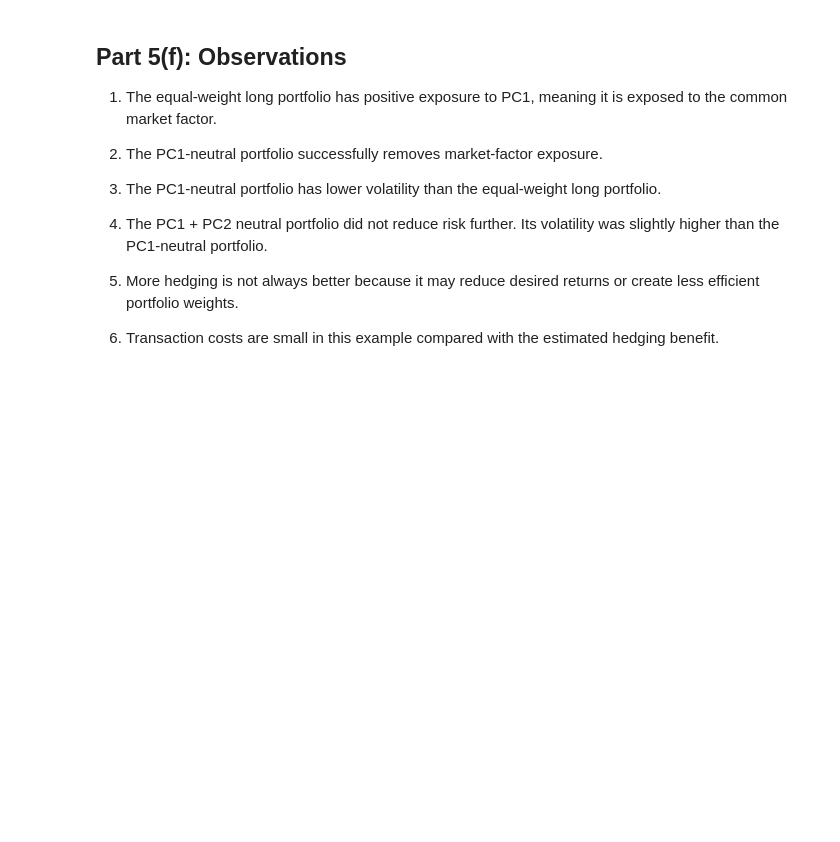
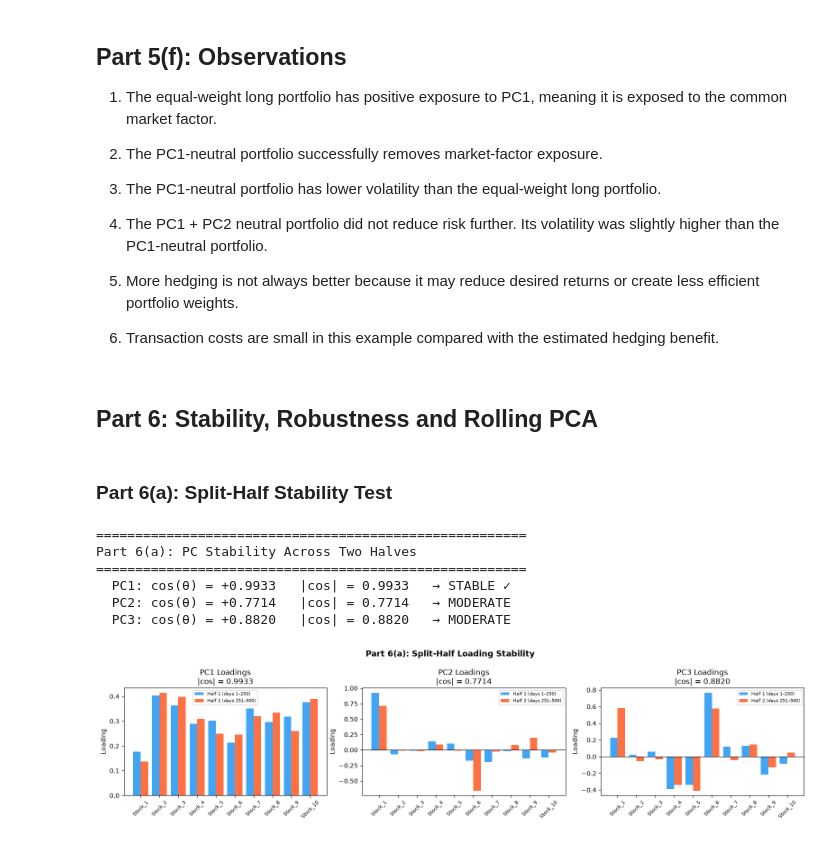
Before and after one commit to anushka-jha621/QMP26-CaseStudy, a Jupyter notebook: PS1/Team_12_PS1.ipynb, the cells around one changed output. Drawn from its saved outputs; the diff is of its cells as text; code cells hidden in the pictures; blank space fills up the shorter version.

Commit message:
add Part 6

```diff
--- a/PS1/Team_12_PS1.ipynb
+++ b/PS1/Team_12_PS1.ipynb
@@ -1242,3 +1242,65 @@ The break-even turnover was extremely high, meaning transaction costs would need
 5. More hedging is not always better because it may reduce desired returns or create less efficient portfolio weights.
 
 6. Transaction costs are small in this example compared with the estimated hedging benefit.
+# %% [markdown]
+## Part 6: Stability, Robustness and Rolling PCA
+# %%
+import numpy as np
+import pandas as pd
+import matplotlib.pyplot as plt
+from sklearn.decomposition import PCA
+from sklearn.preprocessing import StandardScaler
+
+# ── Shared helper (used throughout Part 6) ────────────────────────────────────
+def cosine_similarity(v1, v2):
+    """Cosine similarity between two vectors. |result| < 1 signals sign ambiguity."""
+    return np.dot(v1, v2) / (np.linalg.norm(v1) * np.linalg.norm(v2))
+# %% [markdown]
+### Part 6(a): Split-Half Stability Test
+# %%
+########################################
+# (a) Split-half stability test
+########################################
+
+half1 = standardized_returns[:250]   # days 1–250
+half2 = standardized_returns[250:]   # days 251–500
+
+pca_h1 = PCA(); pca_h1.fit(half1)
+pca_h2 = PCA(); pca_h2.fit(half2)
+
+print("=" * 55)
+print("Part 6(a): PC Stability Across Two Halves")
+print("=" * 55)
+for pc_idx in range(3):
+    v1     = pca_h1.components_[pc_idx]
+    v2     = pca_h2.components_[pc_idx]
+    cs     = cosine_similarity(v1, v2)
+    abs_cs = abs(cs)
+    verdict = "STABLE ✓" if abs_cs > 0.9 else ("MODERATE" if abs_cs > 0.7 else "UNSTABLE ✗")
+    print(f"  PC{pc_idx+1}: cos(θ) = {cs:+.4f}   |cos| = {abs_cs:.4f}   → {verdict}")
+
+# ── Bar chart: loading comparison across halves ───────────────────────────────
+fig, axes = plt.subplots(1, 3, figsize=(16, 4))
+for ax, pc_idx in zip(axes, range(3)):
+    v1 = pca_h1.components_[pc_idx].copy()
+    v2 = pca_h2.components_[pc_idx].copy()
+    if cosine_similarity(v1, v2) < 0:
+        v2 = -v2
+    x  = np.arange(N_stocks)
+    ax.bar(x - 0.2, v1, 0.4, label="Half 1 (days 1–250)",   color="#2196F3", alpha=0.85)
+    ax.bar(x + 0.2, v2, 0.4, label="Half 2 (days 251–500)", color="#FF5722", alpha=0.85)
+    cs_abs = abs(cosine_similarity(pca_h1.components_[pc_idx], pca_h2.components_[pc_idx]))
+    ax.set_title(f"PC{pc_idx+1} Loadings\n|cos| = {cs_abs:.4f}")
+    ax.set_xticks(x); ax.set_xticklabels(stock_names, rotation=45, fontsize=8)
+    ax.axhline(0, color="black", lw=0.8)
+    ax.legend(fontsize=7); ax.set_ylabel("Loading")
+plt.suptitle("Part 6(a): Split-Half Loading Stability", fontsize=13, fontweight='bold')
+plt.tight_layout(); plt.show()
+# %% [output]
+=======================================================
+Part 6(a): PC Stability Across Two Halves
+=======================================================
+  PC1: cos(θ) = +0.9933   |cos| = 0.9933   → STABLE ✓
+  PC2: cos(θ) = +0.7714   |cos| = 0.7714   → MODERATE
+  PC3: cos(θ) = +0.8820   |cos| = 0.8820   → MODERATE
+[figure, added]
```
Also changed, not shown: parts of 18 cells of this notebook.
